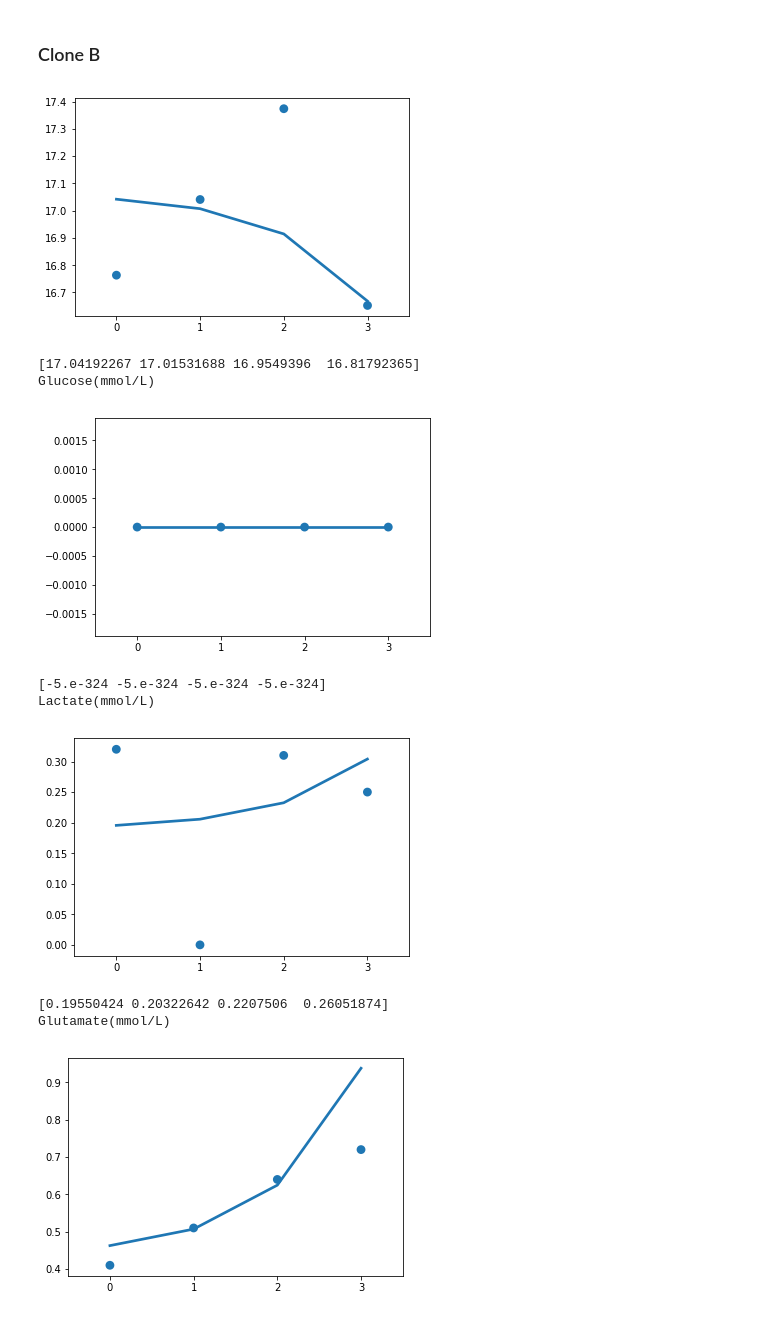
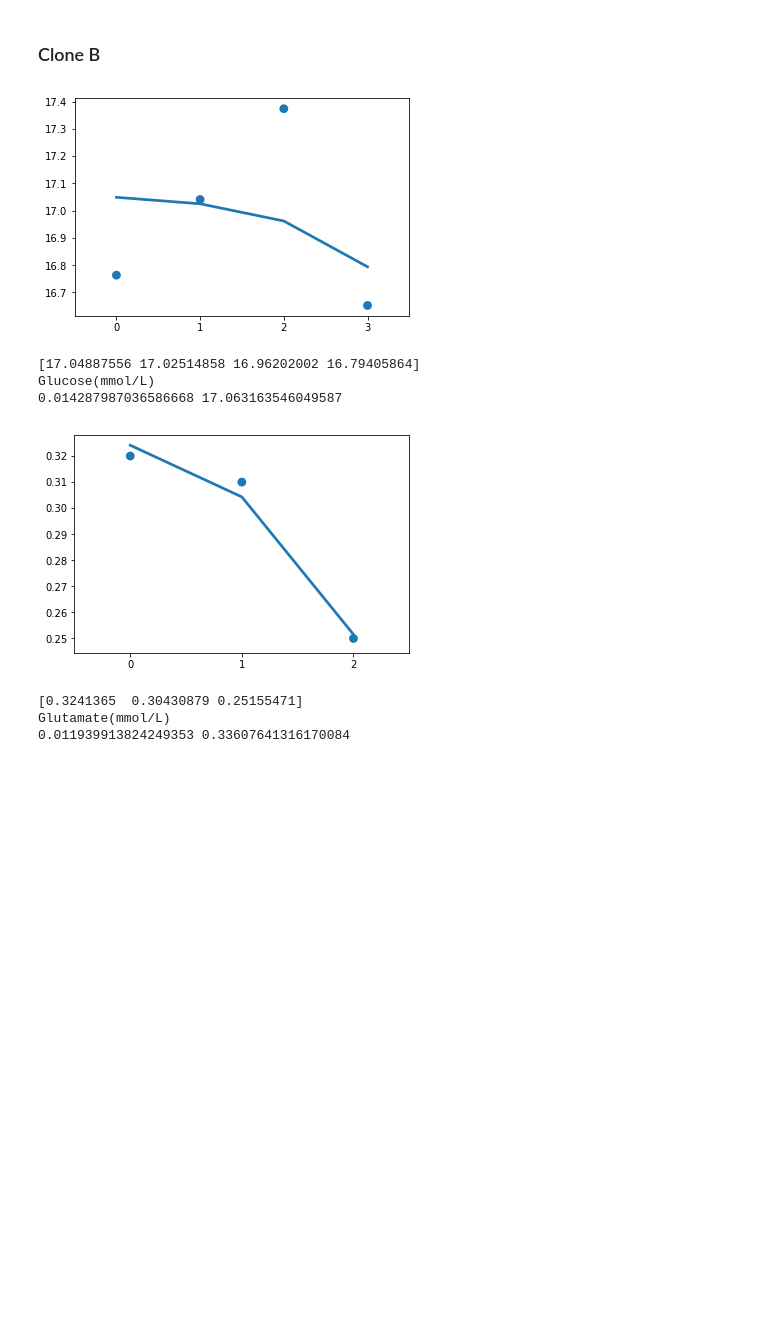
Before and after one commit to inoue0426/Cancer_cell_modeling_using_FBA, a Jupyter notebook: get the function from data.ipynb, the cells around one changed output. Drawn from its saved outputs; the diff is of its cells as text; code cells hidden in the pictures; blank space fills up the shorter version.

```diff
--- a/get the function from data.ipynb
+++ b/get the function from data.ipynb
@@ -32,16 +33,18 @@ f = [
 # %% [markdown]
 ### Control
 # %%
+vvv = []
 for i in f:
     y=np.array(list(t[['Day 0', 'Day 1', 'Day 2', 'Day 3']].T[i]))
+    y = [yy for yy in y if yy != 0]
+    x=np.array([xx for xx in range(0, len(y))])
     param, cov = curve_fit(nonlinear_fit, x, y, p0=[1, 3])
-    list_y = []
-    for num in x:
-        list_y.append( param[1] - param[0]* np.exp(np.log(2)/22*24*num))
-
     sns.pointplot(x=x, y=y, join=False)
-    sns.pointplot(x=x, y=np.array(list_y), markers="")
+    sns.pointplot(x=x, y=nonlinear_fit(x, param[0], param[1]), markers="")
     plt.show()
     print(nonlinear_fit(x, param[0], param[1]))
     print(i)
+    print(param[0], param[1])
+    vvv.append(param[0])
+slope.append(vvv)
 # %% [output]
@@ -66,16 +59,21 @@ Index(['Day 0', 'Day 1', 'Day 2', 'Day 3', 'Day 1.1', 'Day 2.1', 'Day 3.1',
 # %% [markdown]
 ### Clone A
+# %%
+def nonlinear_fit(x,a,b):
+    return  b - a*np.exp(np.log(2)/12.5*24*x)
 # %%
+vvv = []
 for i in f:
     y=np.array(list(t[['Day 0', 'Day 1.1', 'Day 2.1', 'Day 3.1']].T[i]))
+    y = [yy for yy in y if yy != 0]
+    x=np.array([xx for xx in range(0, len(y))])
     param, cov = curve_fit(nonlinear_fit, x, y, p0=[1, 3])
-    list_y = []
-    for num in x:
-        list_y.append( param[1] - param[0]* np.exp(np.log(2)/13*24*num))
-
     sns.pointplot(x=x, y=y, join=False)
-    sns.pointplot(x=x, y=np.array(list_y), markers="")
+    sns.pointplot(x=x, y=nonlinear_fit(x, param[0], param[1]), markers="")
     plt.show()
     print(nonlinear_fit(x, param[0], param[1]))
     print(i)
+    print(param[0], param[1])
+    vvv.append(param[0])
+slope.append(vvv)
 # %% [output]
@@ -94,26 +88,29 @@ NH4(mmol/L)
 # %% [markdown]
 ### Clone B
+# %%
+def nonlinear_fit(x,a,b):
+    return  b - a*np.exp(np.log(2)/17*24*x)
 # %%
+vvv = []
 for i in f:
     y=np.array(list(t[['Day 0', 'Day 1.2', 'Day 2.2', 'Day 3.2']].T[i]))
+    y = [yy for yy in y if yy != 0]
+    x=np.array([xx for xx in range(0, len(y))])
     param, cov = curve_fit(nonlinear_fit, x, y, p0=[1, 3])
-    list_y = []
-    for num in x:
-        list_y.append( param[1] - param[0]* np.exp(np.log(2)/17*24*num))
-
     sns.pointplot(x=x, y=y, join=False)
-    sns.pointplot(x=x, y=np.array(list_y), markers="")
+    sns.pointplot(x=x, y=nonlinear_fit(x, param[0], param[1]), markers="")
     plt.show()
     print(nonlinear_fit(x, param[0], param[1]))
     print(i)
+    print(param[0], param[1])
+    vvv.append(param[0])
+slope.append(vvv)
 # %% [output]
-[figure, old version]
+[figure, new version]
-[17.04192267 17.01531688 16.9549396  16.81792365]
+[17.04887556 17.02514858 16.96202002 16.79405864]
 Glucose(mmol/L)
+0.014287987036586668 17.063163546049587
-[figure, old version]
+[figure, new version]
-[-5.e-324 -5.e-324 -5.e-324 -5.e-324]
-Lactate(mmol/L)
+[0.3241365  0.30430879 0.25155471]
+Glutamate(mmol/L)
+0.011939913824249353 0.33607641316170084
-[figure, removed]
-[0.19550424 0.20322642 0.2207506  0.26051874]
-Glutamate(mmol/L)
-[figure, removed]
```
Also changed, not shown: parts of 10 cells of this notebook, 14 other files.
